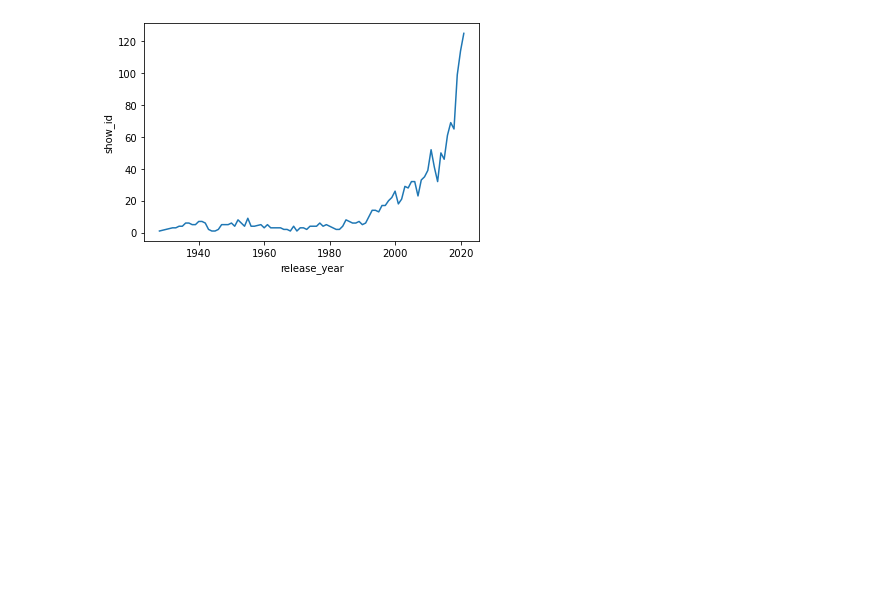
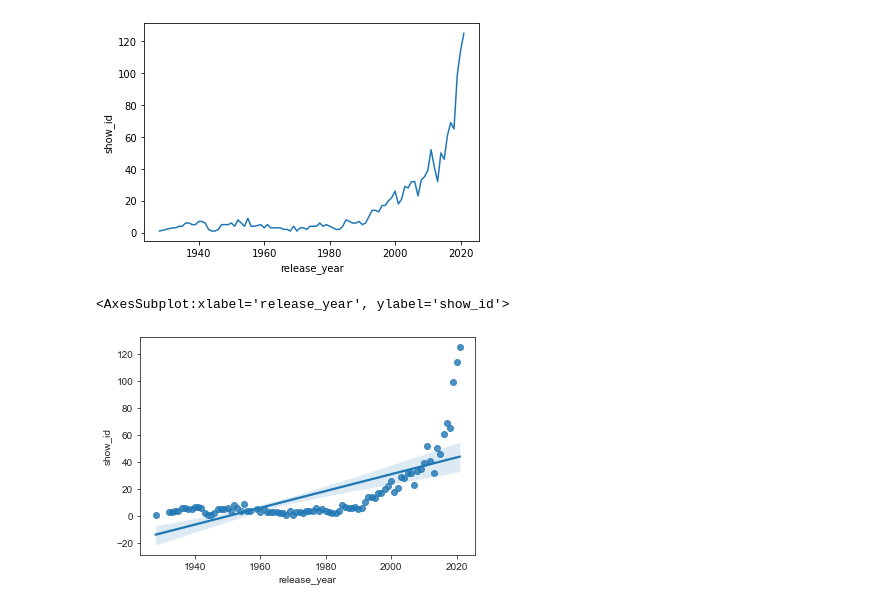
Before and after one commit to mkeogh-ire/-UCDPA_MarkKeogh, a Jupyter notebook: Code/ProjectFile_MarkKeogh.ipynb, the cells around one changed output. Cells and saved outputs as stored; diff of their text form; code cells hidden in the pictures; blank space fills up the shorter version.

```diff
--- a/Code/ProjectFile_MarkKeogh.ipynb
+++ b/Code/ProjectFile_MarkKeogh.ipynb
@@ -472,3 +473,8 @@ sns.lineplot(x=Country_new['release_year'],y=Country_new['show_id'])
 # %% [output]
 <AxesSubplot:xlabel='release_year', ylabel='show_id'>
 [figure]
+# %%
+sns.regplot(x=Country_new['release_year'],y=Country_new['show_id'])
+# %% [output]
+<AxesSubplot:xlabel='release_year', ylabel='show_id'>
+[figure, added]
```
Also changed, not shown: parts of 2 cells of this notebook.
